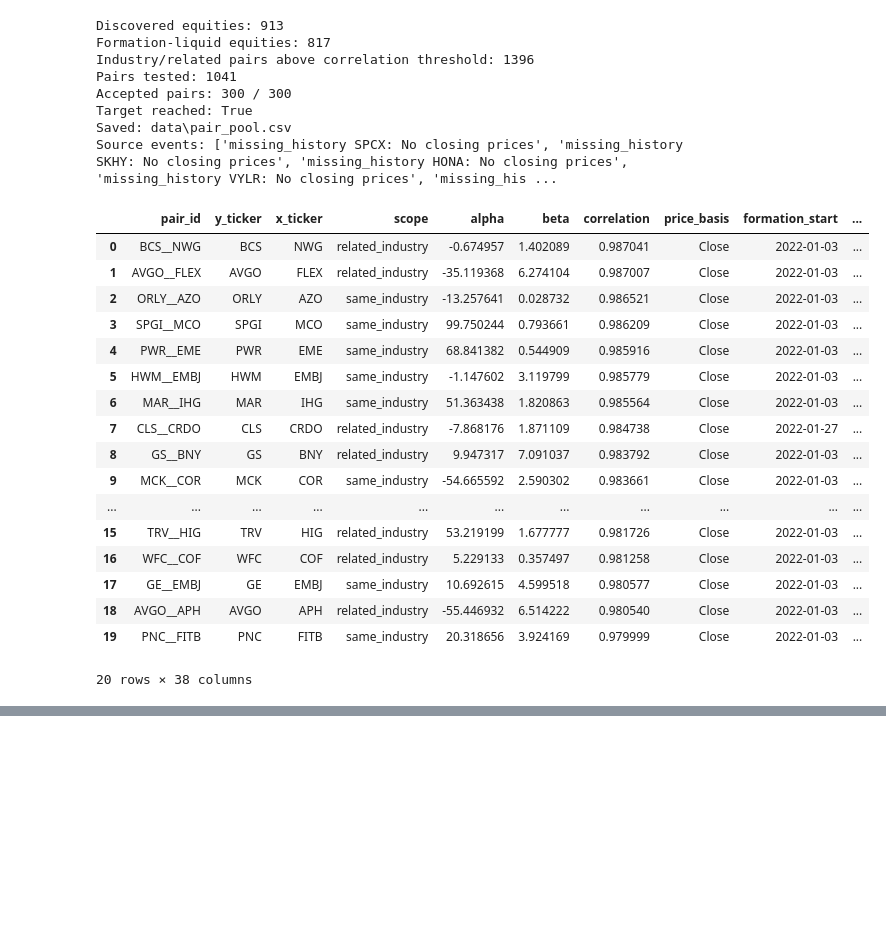
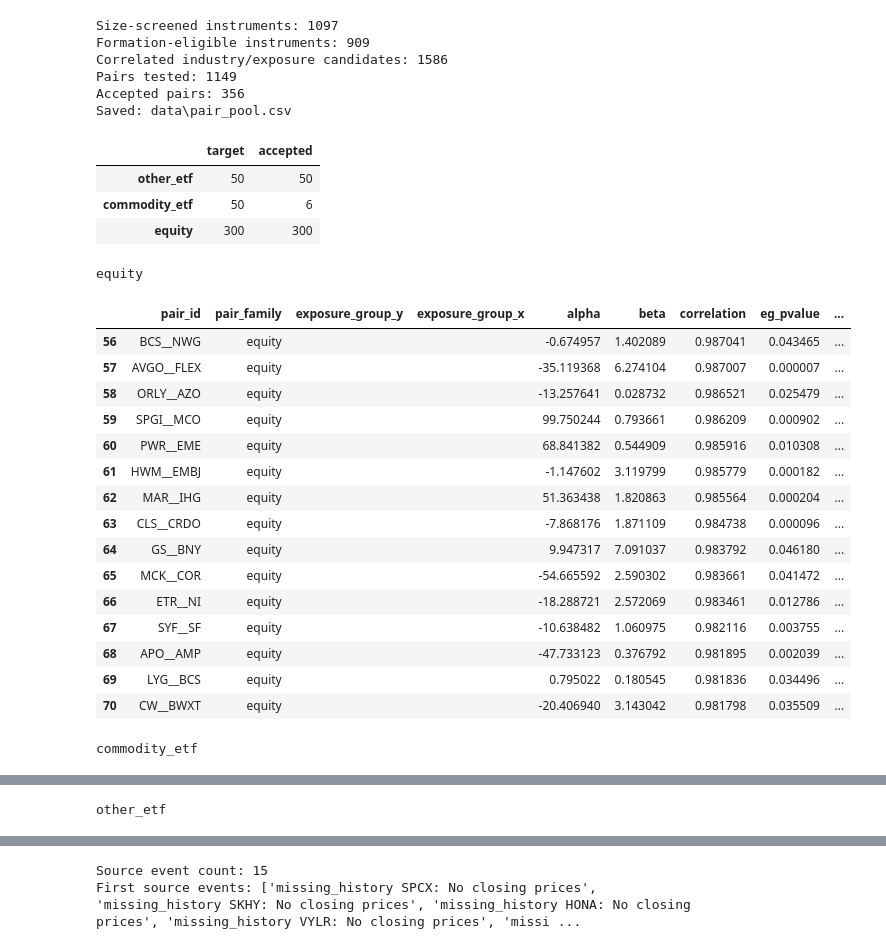
Before and after one commit to asd1354403003/Long-Short-Tax-Saving, a Jupyter notebook: pair_pool.ipynb, the cells around one changed output, grey strips where cells are left out. Drawn from its saved outputs; the diff is of its cells as text; code cells hidden in the pictures; blank space fills up the shorter version.

Commit message:
Add commodity and diversified ETF candidates to local V2 pool

```diff
--- a/pair_pool.ipynb
+++ b/pair_pool.ipynb
@@ -60,16 +70,21 @@ builder = PairPoolBuilder(config)
 result = builder.build()
 pair_pool = result["pairs"]
 
-print("Discovered equities:", len(result["universe"]))
-print("Formation-liquid equities:", len(result["eligible_assets"]))
-print("Industry/related pairs above correlation threshold:", result["candidate_count"])
+print("Size-screened instruments:", len(result["universe"]))
+print("Formation-eligible instruments:", len(result["eligible_assets"]))
+print("Correlated industry/exposure candidates:", result["candidate_count"])
 print("Pairs tested:", result["tested_count"])
-print("Accepted pairs:", len(pair_pool), "/", config.target_pairs)
-print("Target reached:", result["target_reached"])
+print("Accepted pairs:", len(pair_pool))
 print("Saved:", result["output_file"])
+family_summary = pd.DataFrame({"target": result["targets"], "accepted": result["family_counts"]}).fillna(0).astype(int)
+display(family_summary)
+preview = ["pair_id", "pair_family", "exposure_group_y", "exposure_group_x", "alpha", "beta", "correlation", "eg_pvalue", "tracking_pair"]
+for family in ["equity", "commodity_etf", "other_etf"]:
+    print(family)
+    display(pair_pool.loc[pair_pool["pair_family"].eq(family), preview].head(15))
 if result["events"]:
-    print("Source events:", result["events"])
-display(pair_pool.head(20))
+    print("Source event count:", len(result["events"]))
+    print("First source events:", result["events"][:10])
 # %% [output]
 INFO: Industry screens 10/145; 67 equity records
 INFO: Industry screens 20/145; 177 equity records
@@ -91,26 +106,28 @@ INFO: Accepted 300/300 pairs after 1041 tests
-Discovered equities: 913
-Formation-liquid equities: 817
-Industry/related pairs above correlation threshold: 1396
-Pairs tested: 1041
-Accepted pairs: 300 / 300
-Target reached: True
+Size-screened instruments: 1097
+Formation-eligible instruments: 909
+Correlated industry/exposure candidates: 1586
+Pairs tested: 1149
+Accepted pairs: 356
 Saved: data\pair_pool.csv
-Source events: ['missing_history SPCX: No closing prices', 'missing_history SKHY: No closing prices', 'missing_history HONA: No closing prices', 'missing_history VYLR: No closing prices', 'missing_his ...
-|  | pair_id | y_ticker | x_ticker | scope | alpha | beta | correlation | price_basis | formation_start | ... |
-| 0 | BCS__NWG | BCS | NWG | related_industry | -0.674957 | 1.402089 | 0.987041 | Close | 2022-01-03 | ... |
-| 1 | AVGO__FLEX | AVGO | FLEX | related_industry | -35.119368 | 6.274104 | 0.987007 | Close | 2022-01-03 | ... |
-| 2 | ORLY__AZO | ORLY | AZO | same_industry | -13.257641 | 0.028732 | 0.986521 | Close | 2022-01-03 | ... |
-| 3 | SPGI__MCO | SPGI | MCO | same_industry | 99.750244 | 0.793661 | 0.986209 | Close | 2022-01-03 | ... |
-| 4 | PWR__EME | PWR | EME | same_industry | 68.841382 | 0.544909 | 0.985916 | Close | 2022-01-03 | ... |
-| 5 | HWM__EMBJ | HWM | EMBJ | same_industry | -1.147602 | 3.119799 | 0.985779 | Close | 2022-01-03 | ... |
-| 6 | MAR__IHG | MAR | IHG | same_industry | 51.363438 | 1.820863 | 0.985564 | Close | 2022-01-03 | ... |
-| 7 | CLS__CRDO | CLS | CRDO | related_industry | -7.868176 | 1.871109 | 0.984738 | Close | 2022-01-27 | ... |
-| 8 | GS__BNY | GS | BNY | related_industry | 9.947317 | 7.091037 | 0.983792 | Close | 2022-01-03 | ... |
-| 9 | MCK__COR | MCK | COR | same_industry | -54.665592 | 2.590302 | 0.983661 | Close | 2022-01-03 | ... |
-| ... | ... | ... | ... | ... | ... | ... | ... | ... | ... | ... |
-| 15 | TRV__HIG | TRV | HIG | related_industry | 53.219199 | 1.677777 | 0.981726 | Close | 2022-01-03 | ... |
-| 16 | WFC__COF | WFC | COF | related_industry | 5.229133 | 0.357497 | 0.981258 | Close | 2022-01-03 | ... |
-| 17 | GE__EMBJ | GE | EMBJ | same_industry | 10.692615 | 4.599518 | 0.980577 | Close | 2022-01-03 | ... |
-| 18 | AVGO__APH | AVGO | APH | related_industry | -55.446932 | 6.514222 | 0.980540 | Close | 2022-01-03 | ... |
-| 19 | PNC__FITB | PNC | FITB | same_industry | 20.318656 | 3.924169 | 0.979999 | Close | 2022-01-03 | ... |
+|  | target | accepted |
+| other_etf | 50 | 50 |
+| commodity_etf | 50 | 6 |
+| equity | 300 | 300 |
-20 rows × 38 columns
+equity
+|  | pair_id | pair_family | exposure_group_y | exposure_group_x | alpha | beta | correlation | eg_pvalue | ... |
+| 56 | BCS__NWG | equity |  |  | -0.674957 | 1.402089 | 0.987041 | 0.043465 | ... |
+| 57 | AVGO__FLEX | equity |  |  | -35.119368 | 6.274104 | 0.987007 | 0.000007 | ... |
+| 58 | ORLY__AZO | equity |  |  | -13.257641 | 0.028732 | 0.986521 | 0.025479 | ... |
+| 59 | SPGI__MCO | equity |  |  | 99.750244 | 0.793661 | 0.986209 | 0.000902 | ... |
+| 60 | PWR__EME | equity |  |  | 68.841382 | 0.544909 | 0.985916 | 0.010308 | ... |
+| 61 | HWM__EMBJ | equity |  |  | -1.147602 | 3.119799 | 0.985779 | 0.000182 | ... |
+| 62 | MAR__IHG | equity |  |  | 51.363438 | 1.820863 | 0.985564 | 0.000204 | ... |
+| 63 | CLS__CRDO | equity |  |  | -7.868176 | 1.871109 | 0.984738 | 0.000096 | ... |
+| 64 | GS__BNY | equity |  |  | 9.947317 | 7.091037 | 0.983792 | 0.046180 | ... |
+| 65 | MCK__COR | equity |  |  | -54.665592 | 2.590302 | 0.983661 | 0.041472 | ... |
+| 66 | ETR__NI | equity |  |  | -18.288721 | 2.572069 | 0.983461 | 0.012786 | ... |
+| 67 | SYF__SF | equity |  |  | -10.638482 | 1.060975 | 0.982116 | 0.003755 | ... |
+| 68 | APO__AMP | equity |  |  | -47.733123 | 0.376792 | 0.981895 | 0.002039 | ... |
+| 69 | LYG__BCS | equity |  |  | 0.795022 | 0.180545 | 0.981836 | 0.034496 | ... |
+| 70 | CW__BWXT | equity |  |  | -20.406940 | 3.143042 | 0.981798 | 0.035509 | ... |
+commodity_etf
@@ -116,0 +141 @@ Source events: ['missing_history SPCX: No closing prices', 'missing_history SKHY
+other_etf
@@ -117,3 +158,5 @@ Source events: ['missing_history SPCX: No closing prices', 'missing_history SKHY
+Source event count: 15
+First source events: ['missing_history SPCX: No closing prices', 'missing_history SKHY: No closing prices', 'missing_history HONA: No closing prices', 'missing_history VYLR: No closing prices', 'missi ...
 # %% [markdown]
 ## Formation spread and future signals
 
```
Also changed, not shown: parts of 7 cells of this notebook, 5 other files.
